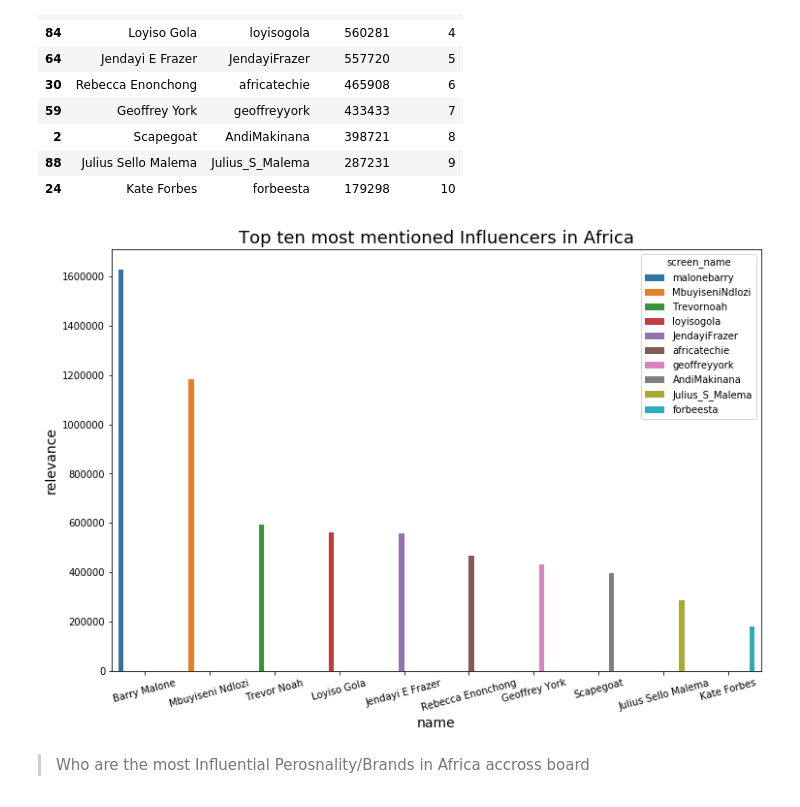
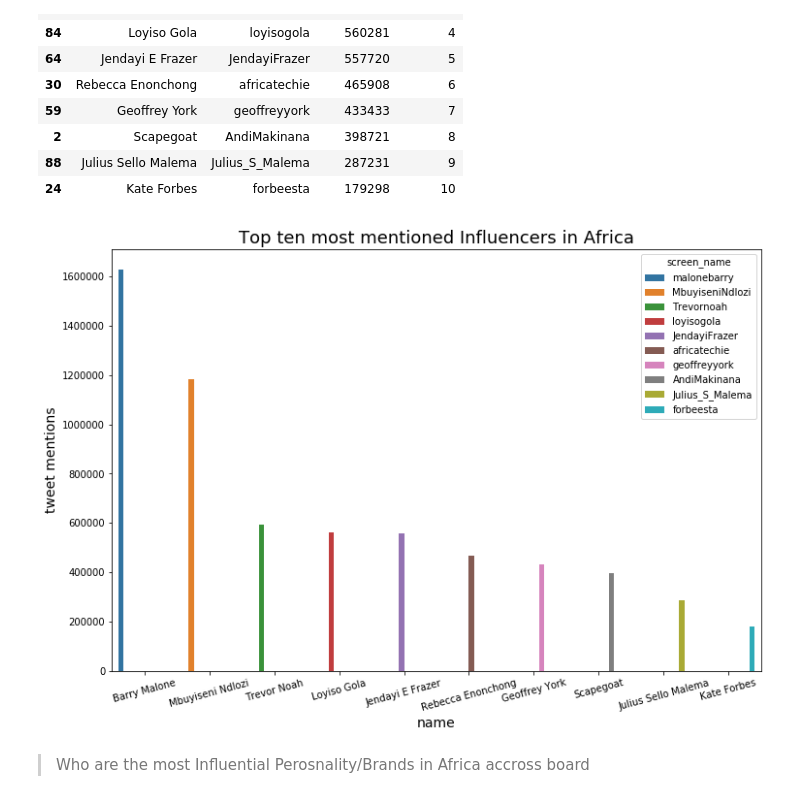
Before and after one commit to Patrick5455/10Academy-DataScience-Internship, a Jupyter notebook: internhsip/projects/week_1/Analysis.ipynb, the cells around one changed output. Saved outputs shown, nothing was run; the diff lists cells and outputs as text; code cells hidden in the pictures.

```diff
--- a/internhsip/projects/week_1/Analysis.ipynb
+++ b/internhsip/projects/week_1/Analysis.ipynb
@@ -1132,14 +1135,14 @@ mostRelevantInf
 # %%
 plt.subplots(figsize=(12,8))
 sns.barplot(x='name', y='relevance', data=mostRelevantInf, hue='screen_name')
 plt.xticks(rotation=15)
 plt.title('Top ten most mentioned Influencers in Africa', fontsize=18)
 plt.xlabel('name', fontsize=14)
-plt.ylabel('relevance', fontsize=14)
+plt.ylabel('tweet mentions', fontsize=14)
 plt.savefig(fname='savedCharts/africaInfluencers/mostRelevantInf.png', format='png')
 plt.show()
 # %% [output]
-[figure, old version]
+[figure, new version]
 # %% [markdown]
 > Who are the most Influential Perosnality/Brands in Africa accross board
 # %%
```
Also changed, not shown: parts of 37 cells of this notebook, 9 other files.
